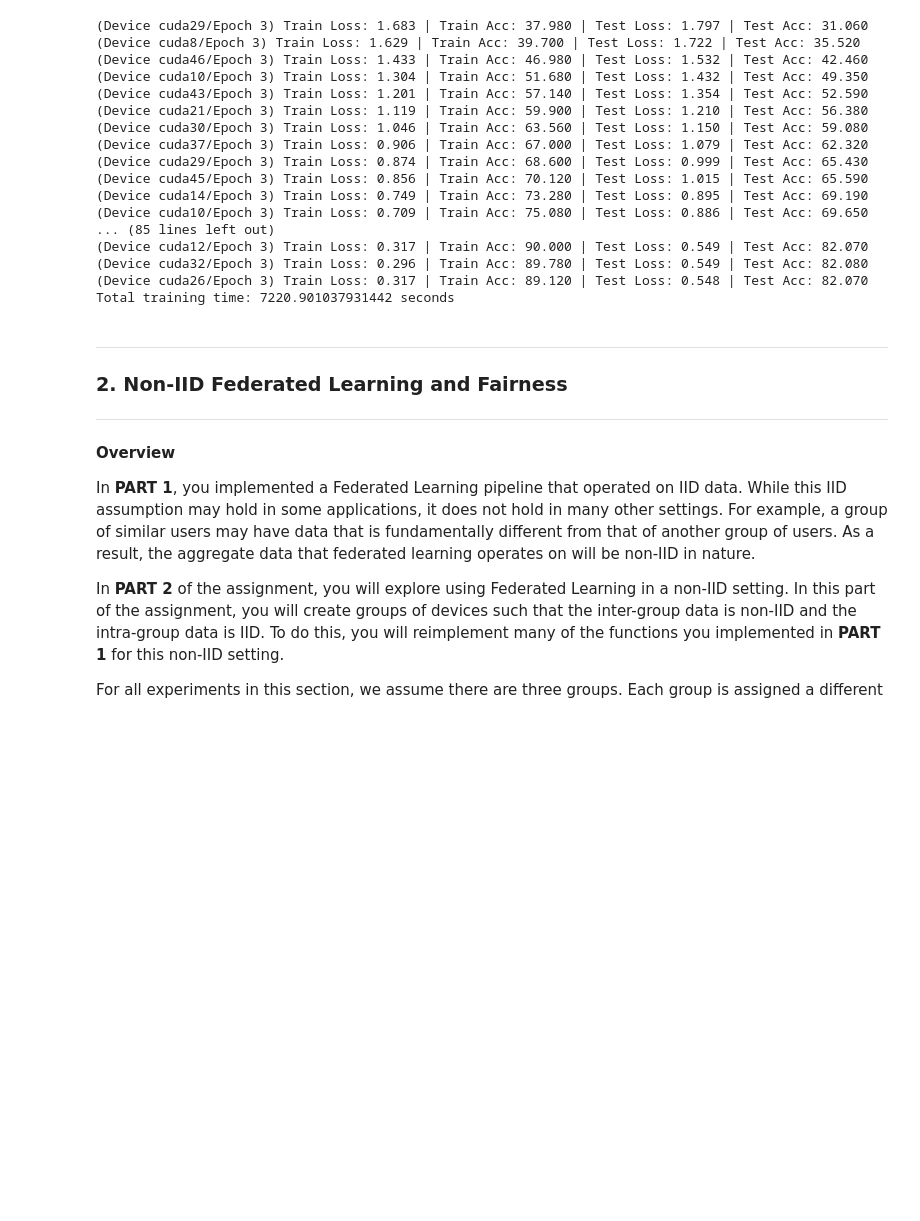
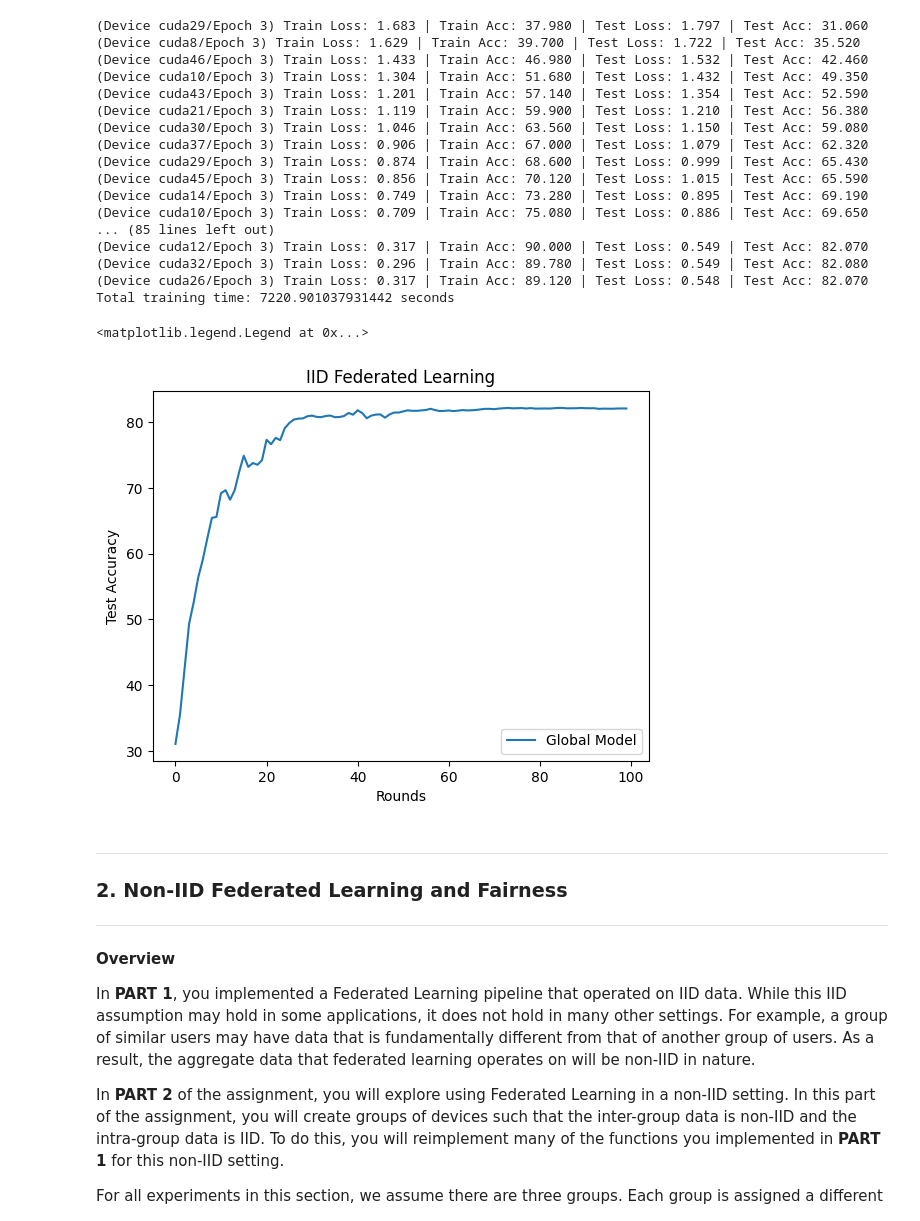
Before and after one commit to andrewmlu/cs242-pa3, a Jupyter notebook: CS242_Assignment_3_Andrew_Lu_Alex_Wilentz_Carl_Ho.ipynb, the cells around one changed output. Saved outputs shown, nothing was run; the diff lists cells and outputs as text; code cells hidden in the pictures; blank space fills up the shorter version.

```diff
--- a/CS242_Assignment_3_Andrew_Lu_Alex_Wilentz_Carl_Ho.ipynb
+++ b/CS242_Assignment_3_Andrew_Lu_Alex_Wilentz_Carl_Ho.ipynb
@@ -508,6 +549,28 @@ print('Total training time: {} seconds'.format(total_time))
 (Device cuda32/Epoch 3) Train Loss: 0.296 | Train Acc: 89.780 | Test Loss: 0.549 | Test Acc: 82.080
 (Device cuda26/Epoch 3) Train Loss: 0.317 | Train Acc: 89.120 | Test Loss: 0.548 | Test Acc: 82.070
 Total training time: 7220.901037931442 seconds
+# %%
+test_acc_tracker32 = [31.060, 35.520, 42.460, 49.350, 52.590, 56.380, 59.080, 62.320, 65.430, 65.590,
+                      69.190, 69.650, 68.200, 69.640, 72.460, 74.890, 73.190, 73.780, 73.510, 74.210,
+                      77.310, 76.640, 77.610, 77.260, 79.080, 79.860, 80.390, 80.530, 80.570, 80.900,
+                      80.990, 80.800, 80.760, 80.930, 81.000, 80.750, 80.780, 80.920, 81.390, 81.130,
+                      81.800, 81.390, 80.590, 80.990, 81.150, 81.170, 80.680, 81.160, 81.460, 81.450,
+                      81.630, 81.790, 81.720, 81.720, 81.780, 81.850, 82.030, 81.830, 81.690, 81.710,
+                      81.770, 81.680, 81.740, 81.830, 81.780, 81.800, 81.850, 81.940, 82.020, 82.020,
+                      81.970, 82.060, 82.110, 82.160, 82.100, 82.120, 82.140, 82.070, 82.130, 82.060,
+                      82.060, 82.080, 82.060, 82.110, 82.160, 82.160, 82.090, 82.110, 82.110, 82.150,
+                      82.120, 82.110, 82.110, 82.020, 82.050, 82.040, 82.040, 82.070, 82.080, 82.070]
+# %%
+plt.plot(test_acc_tracker32, label='Global Model')
+
+plt.xlabel('Rounds')
+plt.ylabel('Test Accuracy')
+plt.title('IID Federated Learning')
+
+plt.legend()
+# %% [output]
+<matplotlib.legend.Legend at 0x...>
+[figure, added]
 # %% [markdown]
 ---
 
```
Also changed, not shown: parts of 16 cells of this notebook.
